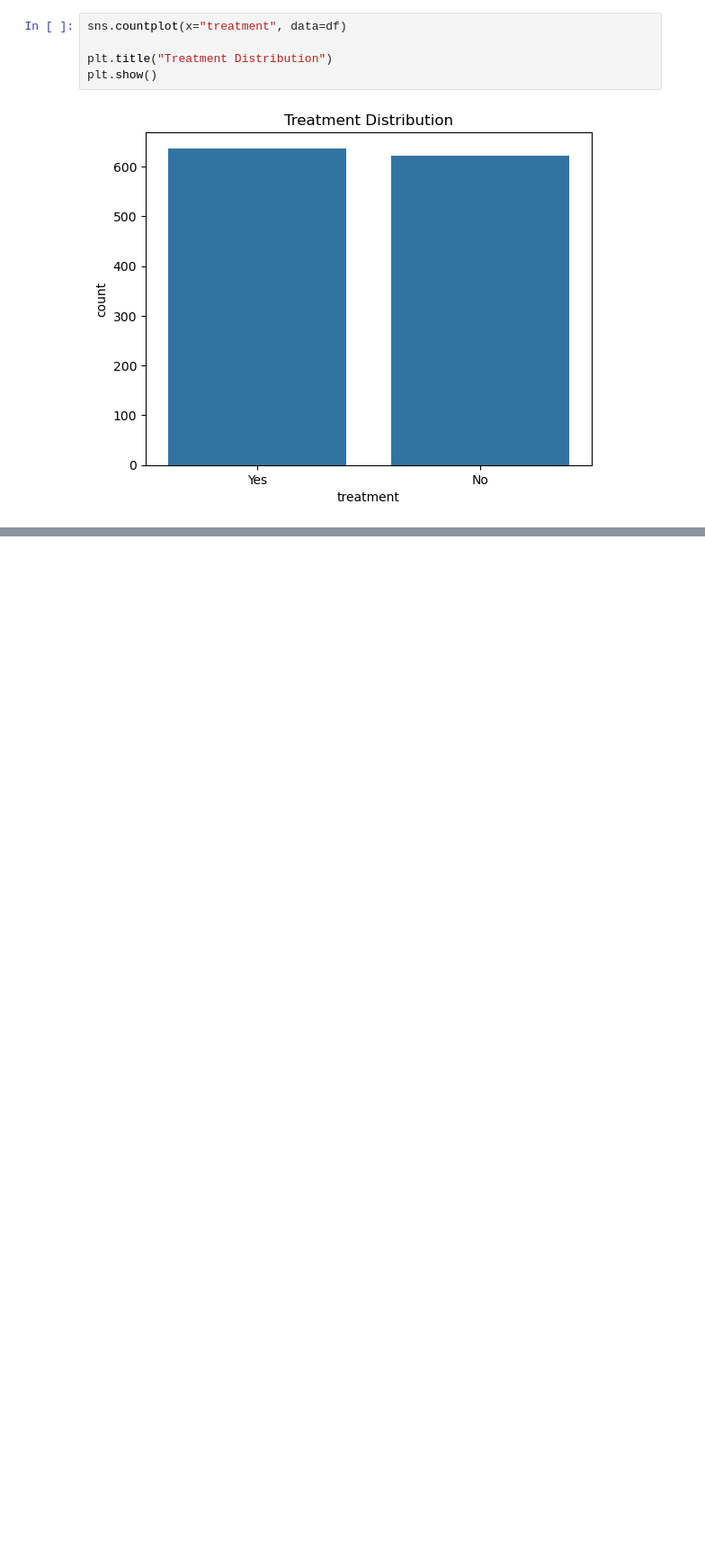
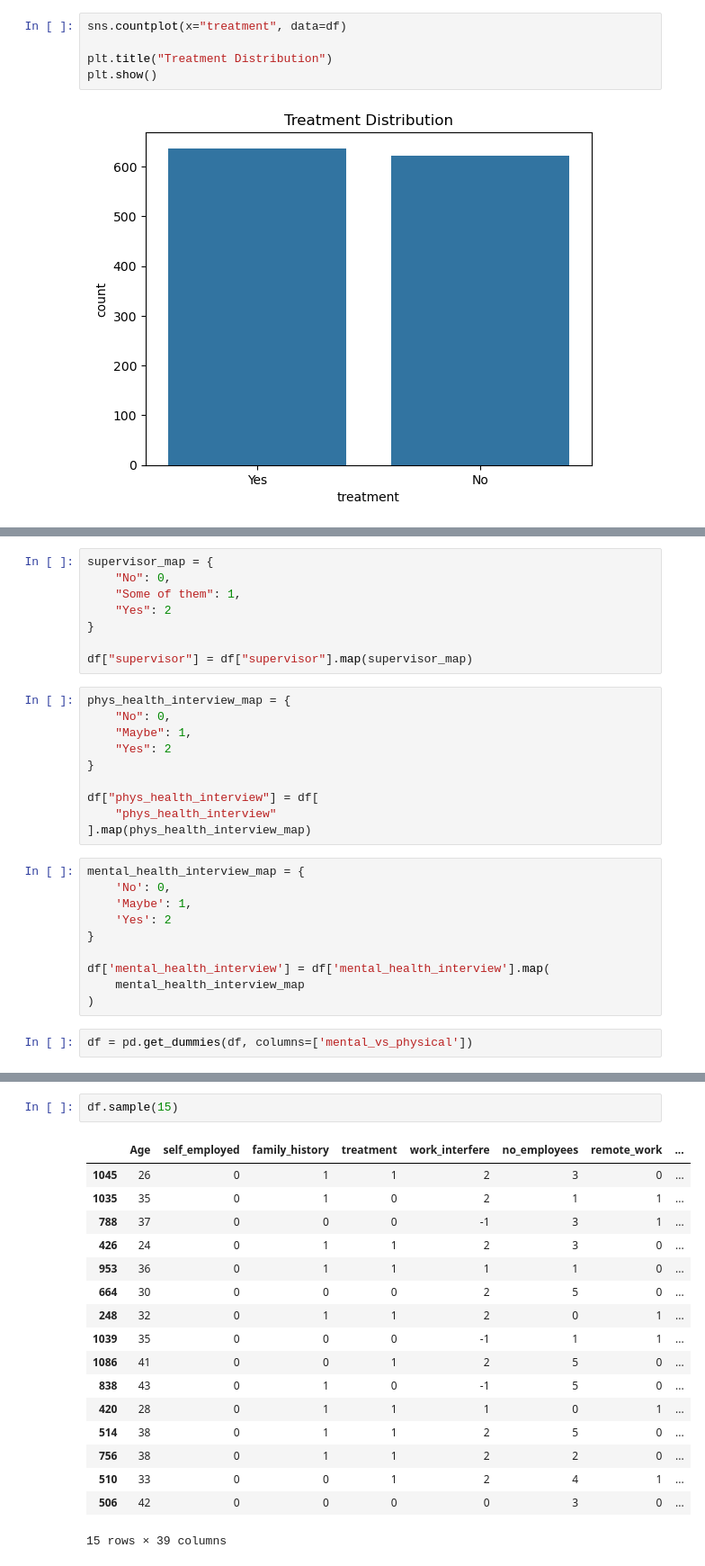
Before and after one commit to MLiyanage2005/NeuroHealth-ANN, a Jupyter notebook: notebooks/02_preprocessing.ipynb, the cells around one changed output, grey strips where cells are left out. Shown at 90% size. Cells and saved outputs as stored; diff of their text form; blank space fills up the shorter version.

```diff
--- a/notebooks/02_preprocessing.ipynb
+++ b/notebooks/02_preprocessing.ipynb
@@ -181,0 +515,30 @@ FileNotFoundError: [Errno 2] No such file or directory: '../dataset/processed/ca
+# %%
+supervisor_map = {
+    "No": 0,
+    "Some of them": 1,
+    "Yes": 2
+}
+
+df["supervisor"] = df["supervisor"].map(supervisor_map)
+# %%
+phys_health_interview_map = {
+    "No": 0,
+    "Maybe": 1,
+    "Yes": 2
+}
+
+df["phys_health_interview"] = df[
+    "phys_health_interview"
+].map(phys_health_interview_map)
+# %%
+mental_health_interview_map = {
+    'No': 0,
+    'Maybe': 1,
+    'Yes': 2
+}
+
+df['mental_health_interview'] = df['mental_health_interview'].map(
+    mental_health_interview_map
+)
+# %%
+df = pd.get_dummies(df, columns=['mental_vs_physical'])
@@ -181,0 +647,20 @@ FileNotFoundError: [Errno 2] No such file or directory: '../dataset/processed/ca
+# %%
+df.sample(15)
+# %% [output]
+|  | Age | self_employed | family_history | treatment | work_interfere | no_employees | remote_work | ... |
+| 1045 | 26 | 0 | 1 | 1 | 2 | 3 | 0 | ... |
+| 1035 | 35 | 0 | 1 | 0 | 2 | 1 | 1 | ... |
+| 788 | 37 | 0 | 0 | 0 | -1 | 3 | 1 | ... |
+| 426 | 24 | 0 | 1 | 1 | 2 | 3 | 0 | ... |
+| 953 | 36 | 0 | 1 | 1 | 1 | 1 | 0 | ... |
+| 664 | 30 | 0 | 0 | 0 | 2 | 5 | 0 | ... |
+| 248 | 32 | 0 | 1 | 1 | 2 | 0 | 1 | ... |
+| 1039 | 35 | 0 | 0 | 0 | -1 | 1 | 1 | ... |
+| 1086 | 41 | 0 | 0 | 1 | 2 | 5 | 0 | ... |
+| 838 | 43 | 0 | 1 | 0 | -1 | 5 | 0 | ... |
+| 420 | 28 | 0 | 1 | 1 | 1 | 0 | 1 | ... |
+| 514 | 38 | 0 | 1 | 1 | 2 | 5 | 0 | ... |
+| 756 | 38 | 0 | 1 | 1 | 2 | 2 | 0 | ... |
+| 510 | 33 | 0 | 0 | 1 | 2 | 4 | 1 | ... |
+| 506 | 42 | 0 | 0 | 0 | 0 | 3 | 0 | ... |
+15 rows × 39 columns
```
Also changed, not shown: parts of 30 cells of this notebook, 2 other files.
